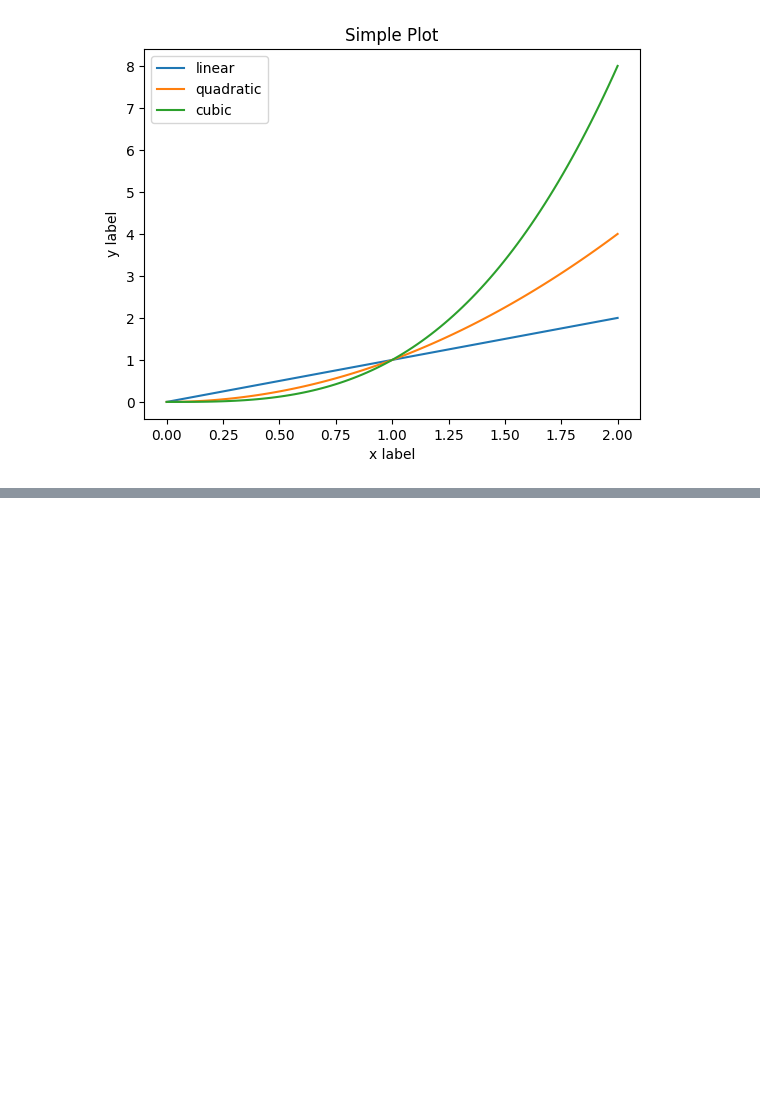
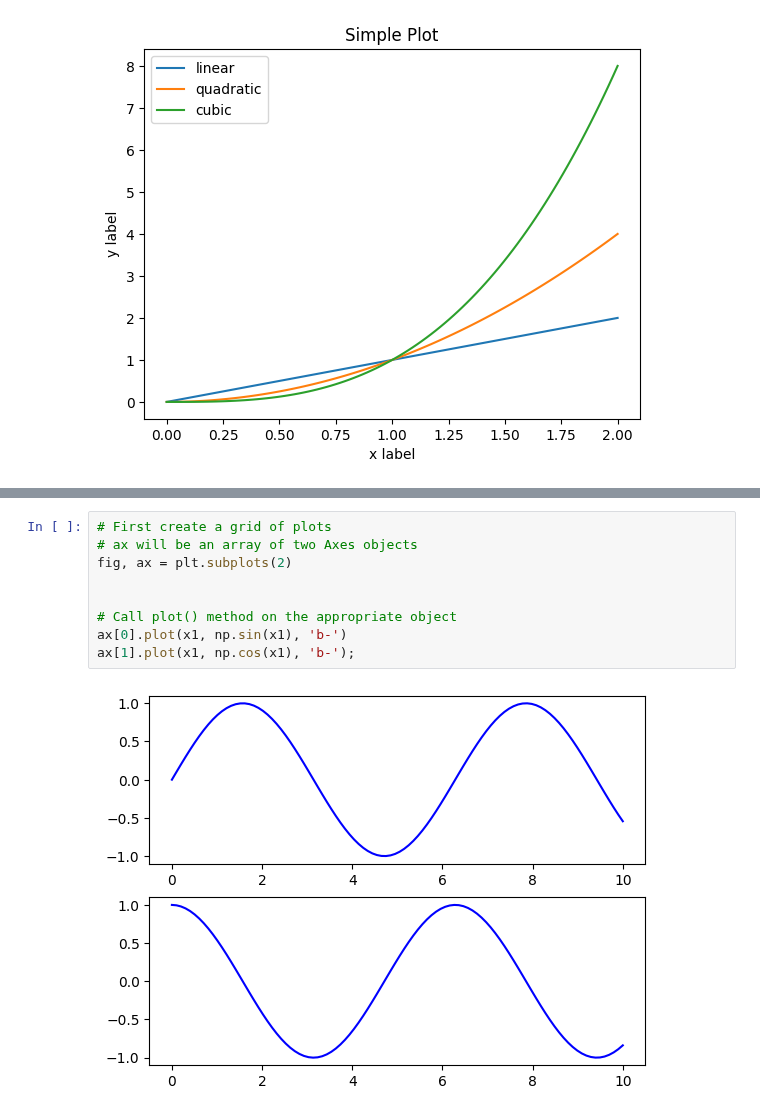
Before and after one commit to flyinacres/kaggle, a Jupyter notebook: matplotlib1.ipynb, the cells around one changed output, grey strips where cells are left out. Cells and saved outputs as stored; diff of their text form; blank space fills up the shorter version.

```diff
--- a/matplotlib1.ipynb
+++ b/matplotlib1.ipynb
@@ -102,0 +118,11 @@ plt.show()
+# %%
+# First create a grid of plots
+# ax will be an array of two Axes objects
+fig, ax = plt.subplots(2)
+
+
+# Call plot() method on the appropriate object
+ax[0].plot(x1, np.sin(x1), 'b-')
+ax[1].plot(x1, np.cos(x1), 'b-');
+# %% [output]
+[figure, added]
```
Also changed, not shown: parts of 6 cells of this notebook.
